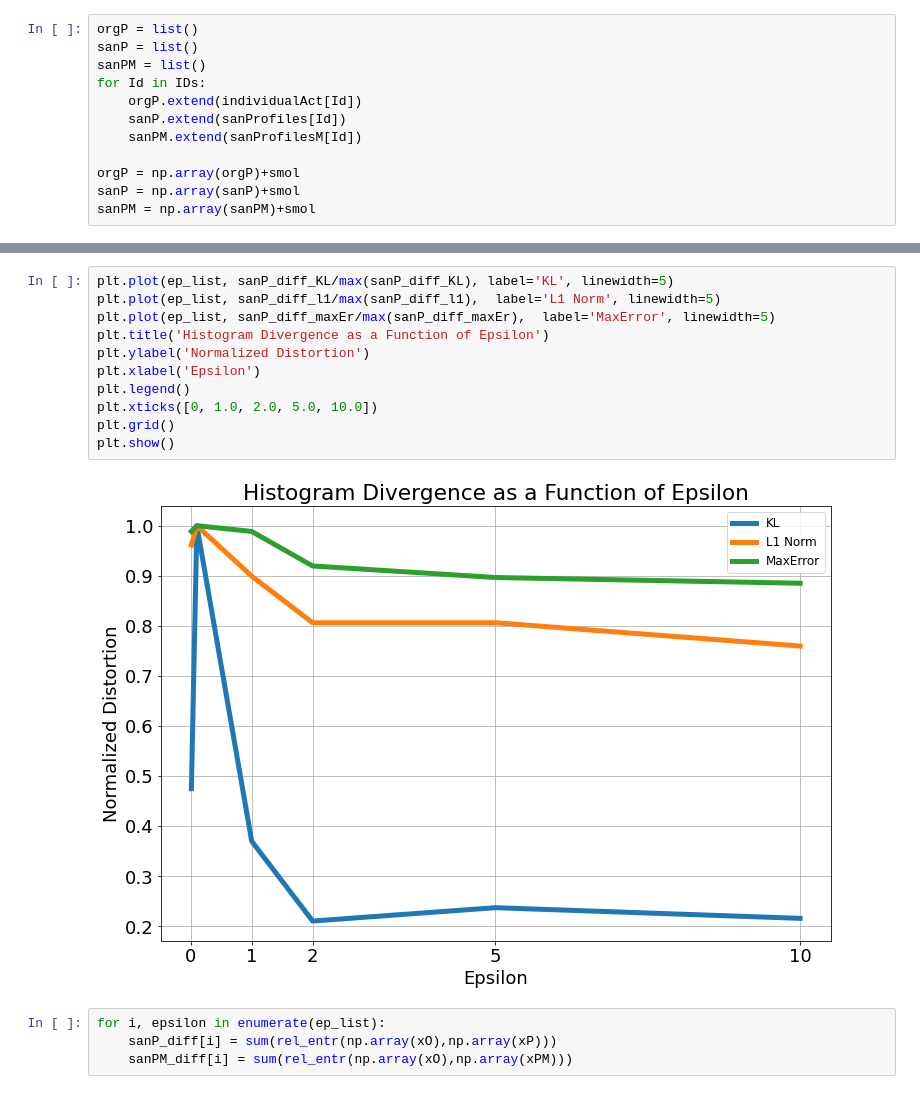
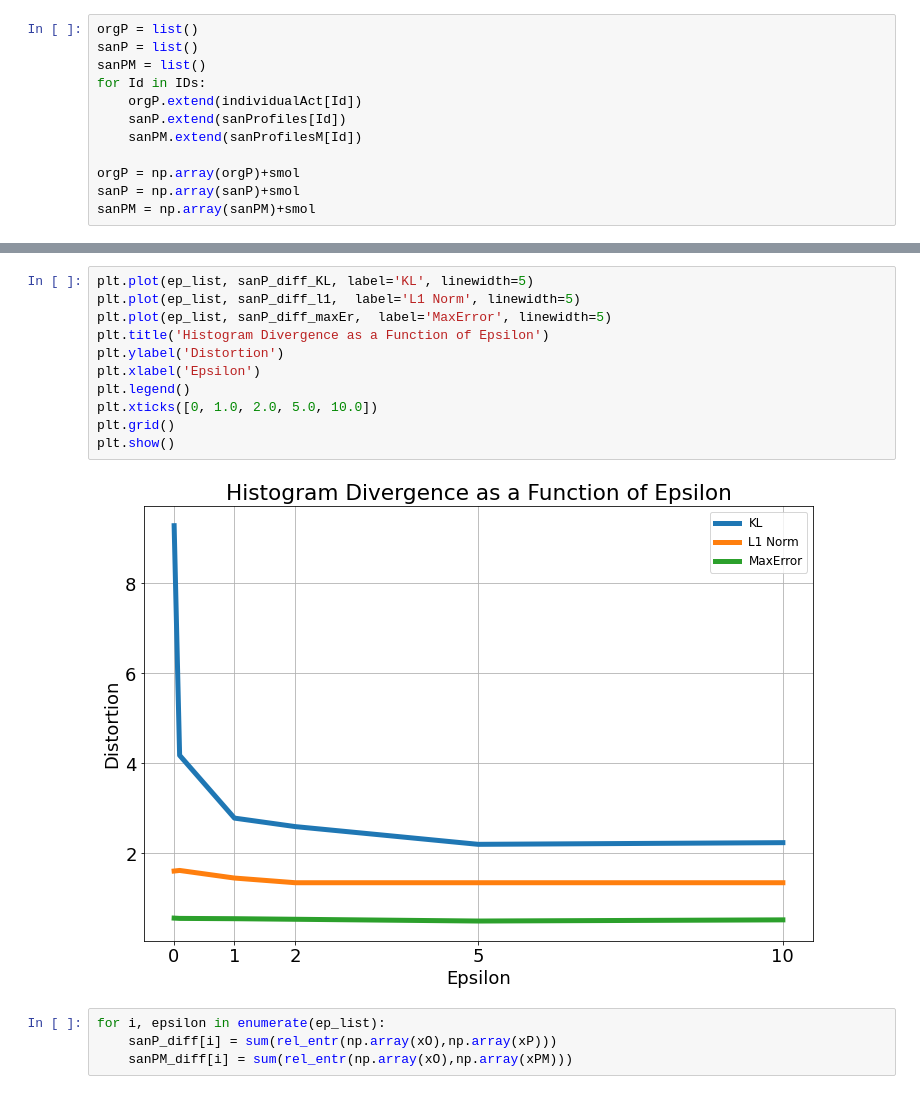
Before and after one commit to kdmalc/wearable-data-privacy, a Jupyter notebook: 080_Privacy_Mechanism_BlockRR.ipynb, the cells around one changed output, grey strips where cells are left out. Saved outputs shown, nothing was run; the diff lists cells and outputs as text.

Commit message:
Updated histogram distortion to be non normalized

```diff
--- a/080_Privacy_Mechanism_BlockRR.ipynb
+++ b/080_Privacy_Mechanism_BlockRR.ipynb
@@ -311,16 +311,16 @@ sanP_diff_maxEr
 # %%
-plt.plot(ep_list, sanP_diff_KL/max(sanP_diff_KL), label='KL', linewidth=5)
-plt.plot(ep_list, sanP_diff_l1/max(sanP_diff_l1),  label='L1 Norm', linewidth=5)
-plt.plot(ep_list, sanP_diff_maxEr/max(sanP_diff_maxEr),  label='MaxError', linewidth=5)
+plt.plot(ep_list, sanP_diff_KL, label='KL', linewidth=5)
+plt.plot(ep_list, sanP_diff_l1,  label='L1 Norm', linewidth=5)
+plt.plot(ep_list, sanP_diff_maxEr,  label='MaxError', linewidth=5)
 plt.title('Histogram Divergence as a Function of Epsilon')
-plt.ylabel('Normalized Distortion')
+plt.ylabel('Distortion')
 plt.xlabel('Epsilon')
 plt.legend()
 plt.xticks([0, 1.0, 2.0, 5.0, 10.0])
 plt.grid()
 plt.show()
 # %% [output]
-[figure, old version]
+[figure, new version]
 # %%
 for i, epsilon in enumerate(ep_list):
     sanP_diff[i] = sum(rel_entr(np.array(xO),np.array(xP)))
```
Also changed, not shown: parts of 8 cells of this notebook.
